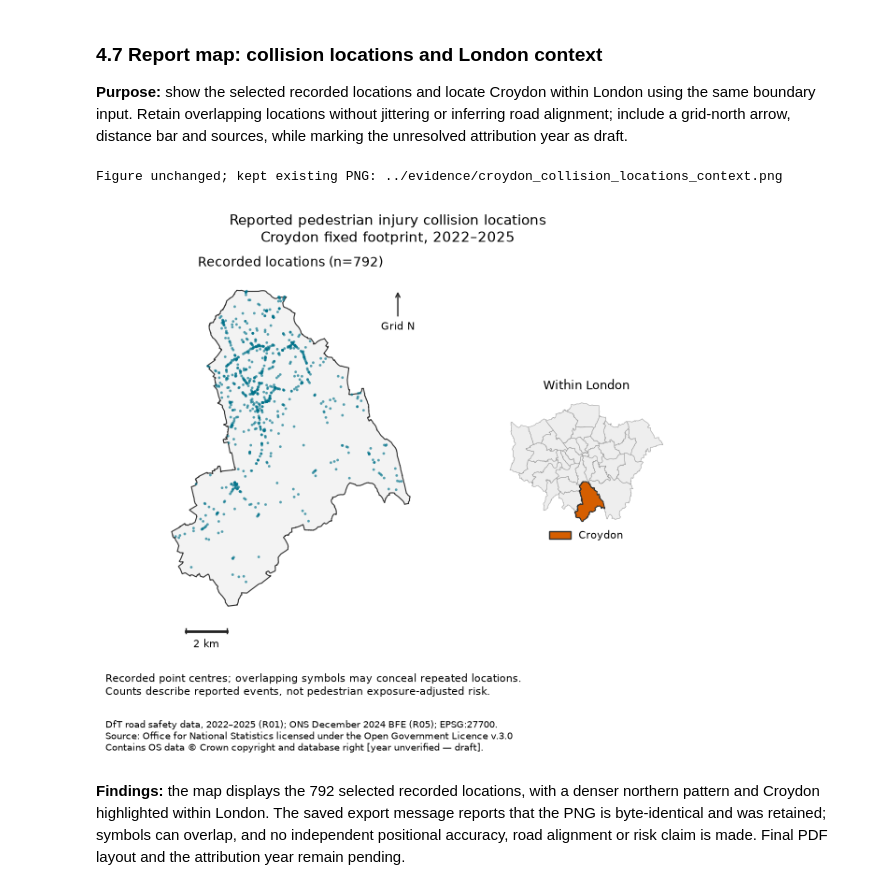
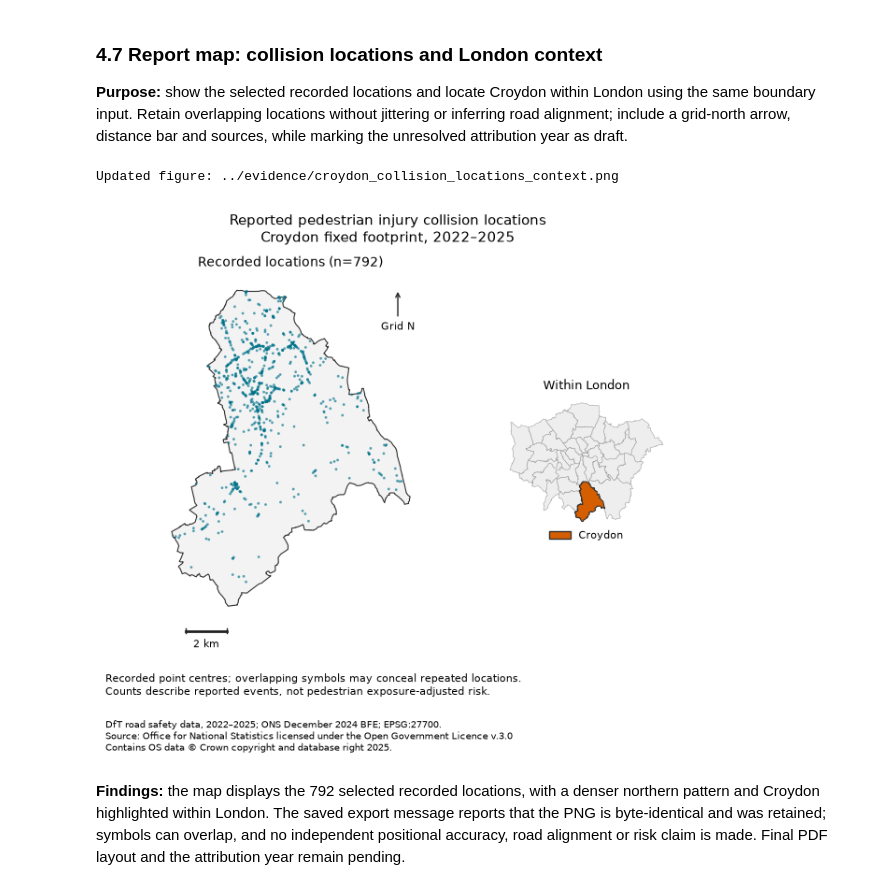
Before and after one commit to chathuranga-sudusinghe/london-pedestrian-collision-analysis, a Jupyter notebook: notebooks/03_croydon_grid_comparison.ipynb, the cells around one changed output. Saved outputs shown, nothing was run; the diff lists cells and outputs as text; code cells hidden in the pictures.

```diff
--- a/notebooks/03_croydon_grid_comparison.ipynb
+++ b/notebooks/03_croydon_grid_comparison.ipynb
@@ -453,11 +453,11 @@ def add_report_map_details(ax, bounds, scale_m=2000):
 
 
 def add_report_sources(figure):
-    """Keep sources and the unresolved product-specific copyright year visible."""
+    """Keep source and licence attribution visible."""
     figure.text(0.02, 0.015,
-        "DfT road safety data, 2022–2025 (R01); ONS December 2024 BFE (R05); EPSG:27700.\n"
+        "DfT road safety data, 2022–2025; ONS December 2024 BFE; EPSG:27700.\n"
         "Source: Office for National Statistics licensed under the Open Government Licence v.3.0\n"
-        "Contains OS data © Crown copyright and database right [year unverified — draft].",
+        "Contains OS data © Crown copyright and database right 2025.",
         ha="left", va="bottom", fontsize=7)
 
 from matplotlib.lines import Line2D
@@ -470,35 +470,35 @@ expected_london_codes = {f"E090000{i:02d}" for i in range(1, 34)}
 if (len(london_locator) != 33 or set(london_locator["LAD24CD"]) != expected_london_codes
         or not london_locator["LAD24CD"].is_unique
         or london_locator.crs != CRS.from_user_input(GRID_CRS)
         or london_locator.geometry.isna().any() or london_locator.geometry.is_empty.any()
         or not london_locator.geometry.is_valid.all()):
     raise ValueError("The locator requires 33 valid, unique London districts in EPSG:27700.")
 locator_croydon = london_locator.loc[london_locator["LAD24CD"].eq(STUDY_CODE)]
 if not locator_croydon.geometry.iloc[0].equals(footprint):
     raise ValueError("The locator Croydon geometry differs from the analysis footprint.")
 
 fig, (point_ax, locator_ax) = plt.subplots(1, 2, figsize=(6.3, 6.0),
     gridspec_kw={"width_ratios": [2.2, 1]})
 fig.subplots_adjust(left=0.02, right=0.98, top=0.87, bottom=0.20, wspace=0.10)
 footprint_frame.plot(ax=point_ax, facecolor="#f3f3f3", edgecolor="#333333", linewidth=0.8)
 study_points.plot(ax=point_ax, color="#00728a", markersize=4, alpha=0.65, edgecolor="none")
 add_report_map_details(point_ax, footprint.bounds)
 point_ax.set_title(f"Recorded locations (n={len(study_points):,})", fontsize=10)
 london_locator.plot(ax=locator_ax, facecolor="#eeeeee", edgecolor="#999999", linewidth=0.35)
 locator_croydon.plot(ax=locator_ax, facecolor="#d55e00", edgecolor="#333333", linewidth=0.7)
 locator_ax.set_aspect("equal"); locator_ax.set_axis_off()
 locator_ax.set_title("Within London", fontsize=9)
 locator_ax.legend(handles=[Patch(facecolor="#d55e00", edgecolor="#333333", label="Croydon")],
                   loc="lower center", bbox_to_anchor=(0.5, -0.18), frameon=False, fontsize=8)
 fig.suptitle("Reported pedestrian injury collision locations\nCroydon fixed footprint, 2022–2025", fontsize=11)
 fig.text(0.02, 0.12, "Recorded point centres; overlapping symbols may conceal repeated locations.\n"
          "Counts describe reported events, not pedestrian exposure-adjusted risk.", fontsize=8)
 add_report_sources(fig)
 save_report_figure(fig, "croydon_collision_locations_context.png")
 plt.show()
 # %% [output]
-Figure unchanged; kept existing PNG: ../evidence/croydon_collision_locations_context.png
+Updated figure: ../evidence/croydon_collision_locations_context.png
-[figure, old version]
+[figure, new version]
 # %% [markdown]
 **Findings:** the map displays the 792 selected recorded locations, with a denser northern pattern and Croydon highlighted within London. The saved export message reports that the PNG is byte-identical and was retained; symbols can overlap, and no independent positional accuracy, road alignment or risk claim is made. Final PDF layout and the attribution year remain pending.
 # %% [markdown]
```
Also changed, not shown: parts of 1 cell of this notebook, 10 other files.
